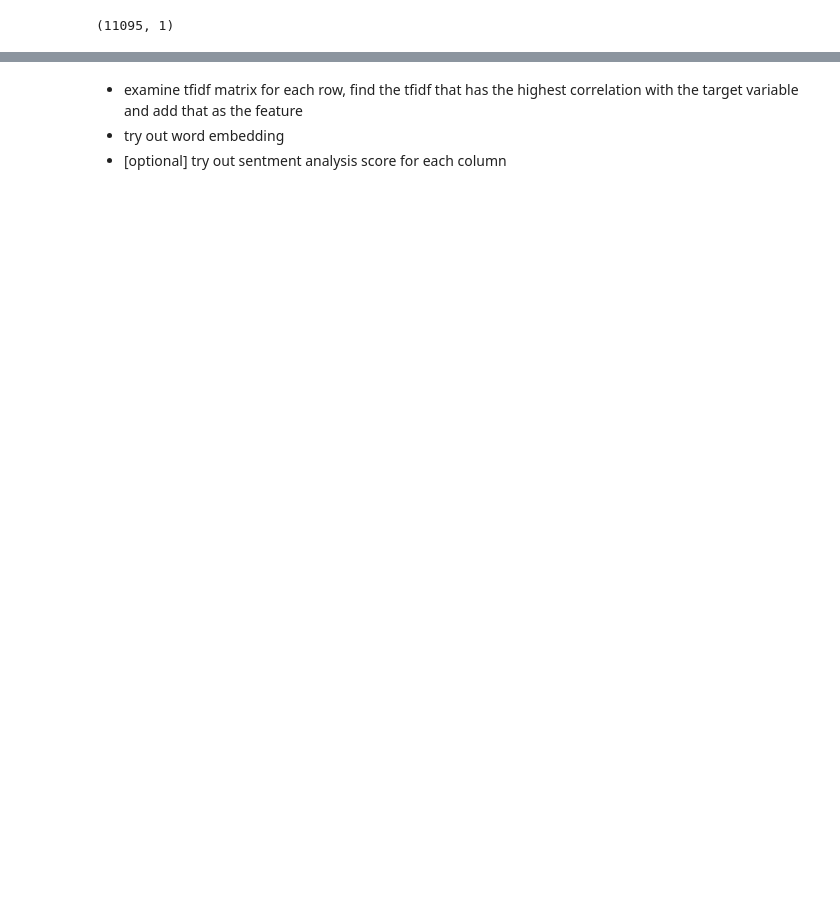
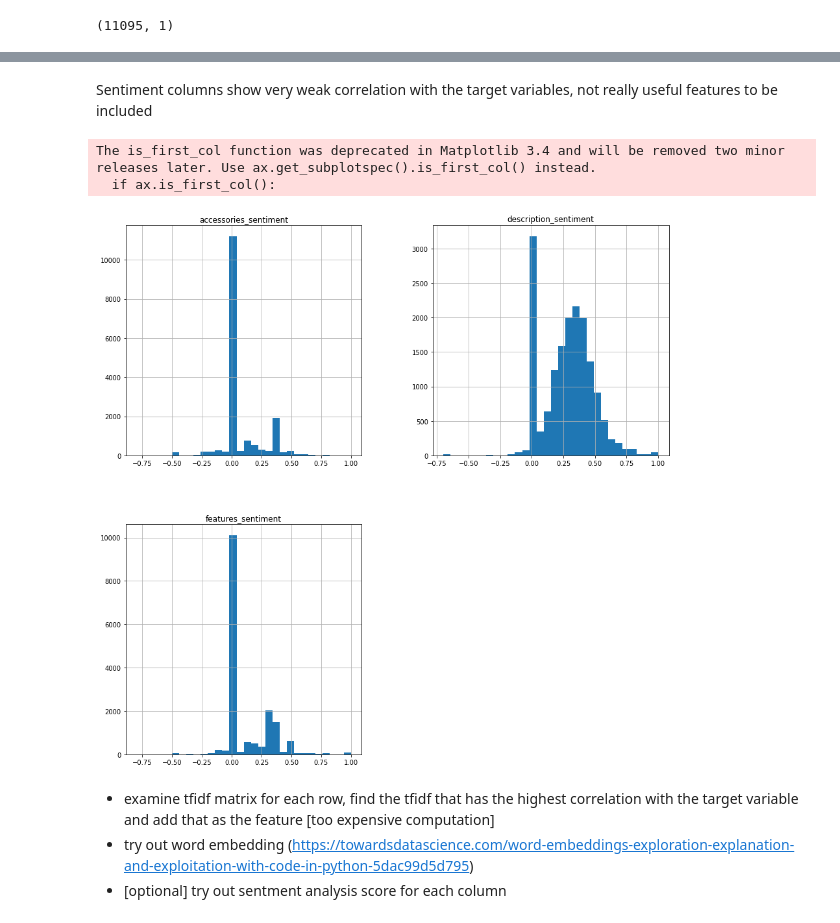
Before and after one commit to yy96/cs5228_project_MARS, a Jupyter notebook: notebooks/2. yy-feature-engineering.ipynb, the cells around one changed output, grey strips where cells are left out. Drawn from its saved outputs; the diff is of its cells as text; code cells hidden in the pictures; blank space fills up the shorter version.

```diff
--- a/notebooks/2. yy-feature-engineering.ipynb
+++ b/notebooks/2. yy-feature-engineering.ipynb
@@ -268,4 +366,15 @@ len(corpus)
+# %% [markdown]
+Sentiment columns show very weak correlation with the target variables, not really useful features to be included
+# %%
+col_ls =["features", "accessories", "description"]
+sentiment_conl = [f"{i}_sentiment" for i in col_ls]
+df_input[sentiment_conl].hist(bins=30, figsize=(15,15))
+plt.show()
+# %% [output]
+The is_first_col function was deprecated in Matplotlib 3.4 and will be removed two minor releases later. Use ax.get_subplotspec().is_first_col() instead.
+  if ax.is_first_col():
+[figure, added]
 # %% [markdown]
-- examine tfidf matrix for each row, find the tfidf that has the highest correlation with the target variable and add that as the feature
-- try out word embedding
+- examine tfidf matrix for each row, find the tfidf that has the highest correlation with the target variable and add that as the feature [too expensive computation]
+- try out word embedding (https://towardsdatascience.com/word-embeddings-exploration-explanation-and-exploitation-with-code-in-python-5dac99d5d795)
 - [optional] try out sentment analysis score for each column
```
Also changed, not shown: parts of 52 cells of this notebook.
